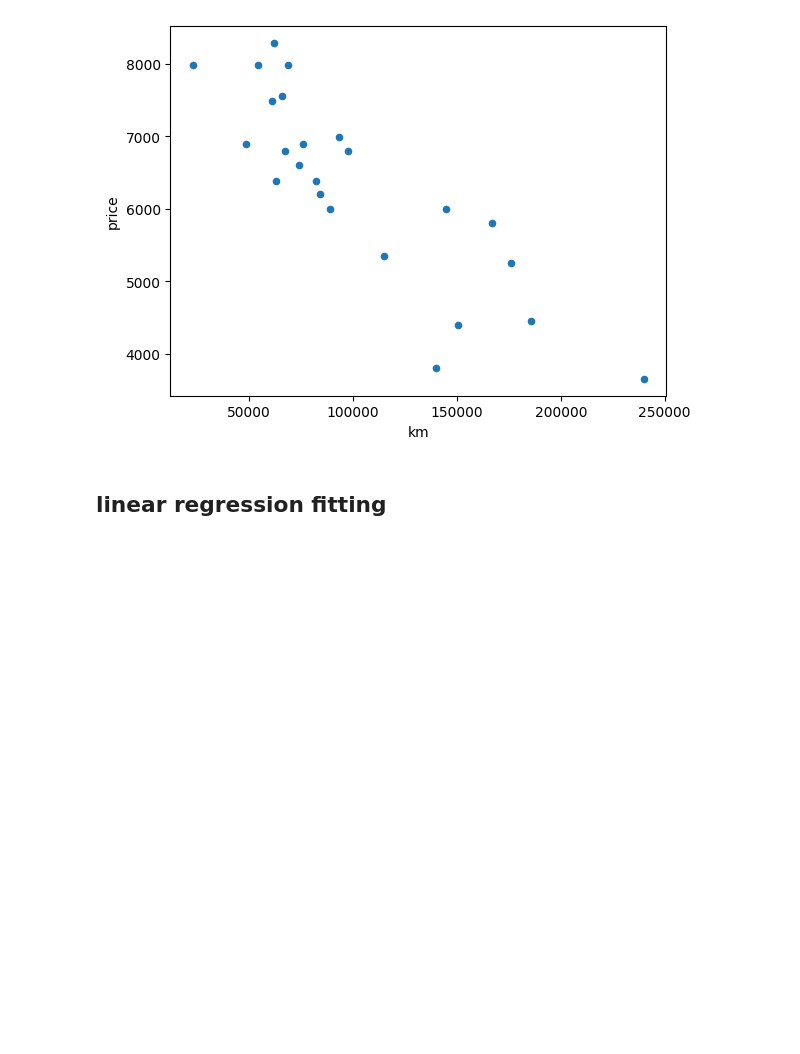
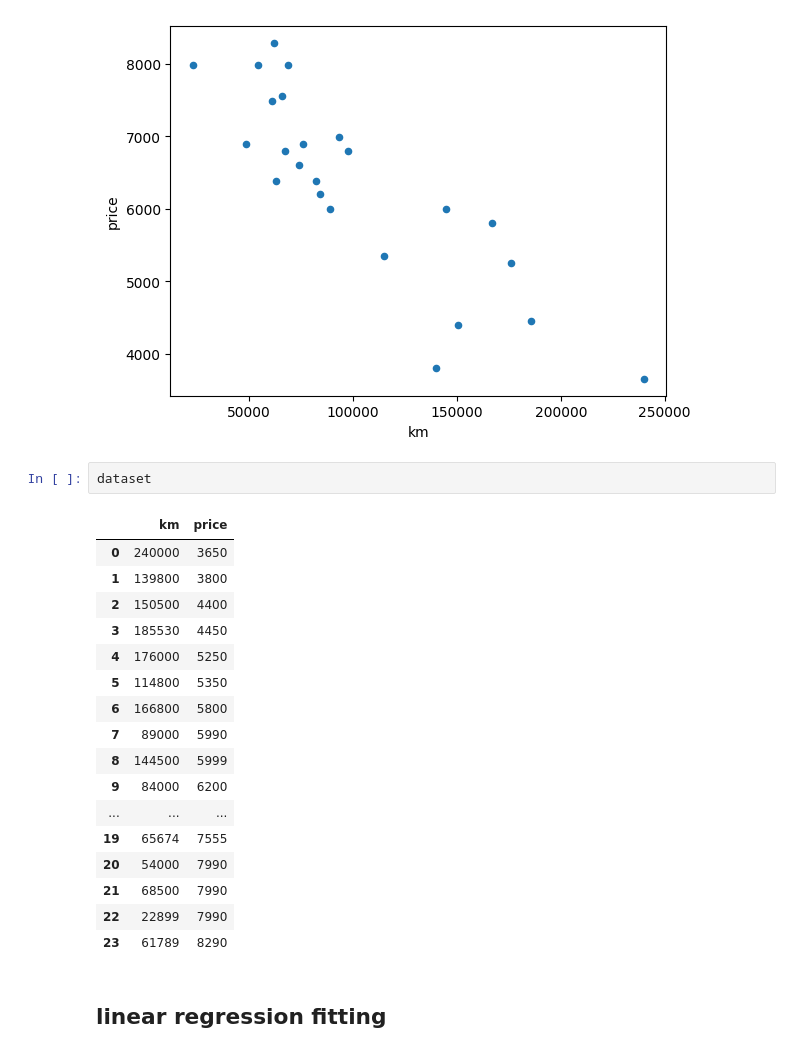
Before and after one commit to MauroAbidalCarrer/ft_linear_regression, a Jupyter notebook: desmonstration.ipynb, the cells around one changed output. Saved outputs shown, nothing was run; the diff lists cells and outputs as text; blank space fills up the shorter version.

Commit message:
Feat: Added cell in demonstration notebook to visualize dataset as table.

```diff
--- a/desmonstration.ipynb
+++ b/desmonstration.ipynb
@@ -20,6 +20,26 @@ dataset.plot.scatter(x="km", y="price")
 # %% [output]
 <Axes: xlabel='km', ylabel='price'>
 [figure]
+# %%
+dataset
+# %% [output]
+|  | km | price |
+| 0 | 240000 | 3650 |
+| 1 | 139800 | 3800 |
+| 2 | 150500 | 4400 |
+| 3 | 185530 | 4450 |
+| 4 | 176000 | 5250 |
+| 5 | 114800 | 5350 |
+| 6 | 166800 | 5800 |
+| 7 | 89000 | 5990 |
+| 8 | 144500 | 5999 |
+| 9 | 84000 | 6200 |
+| ... | ... | ... |
+| 19 | 65674 | 7555 |
+| 20 | 54000 | 7990 |
+| 21 | 68500 | 7990 |
+| 22 | 22899 | 7990 |
+| 23 | 61789 | 8290 |
 # %% [markdown]
 ## linear regression fitting
 # %% [markdown]
```
